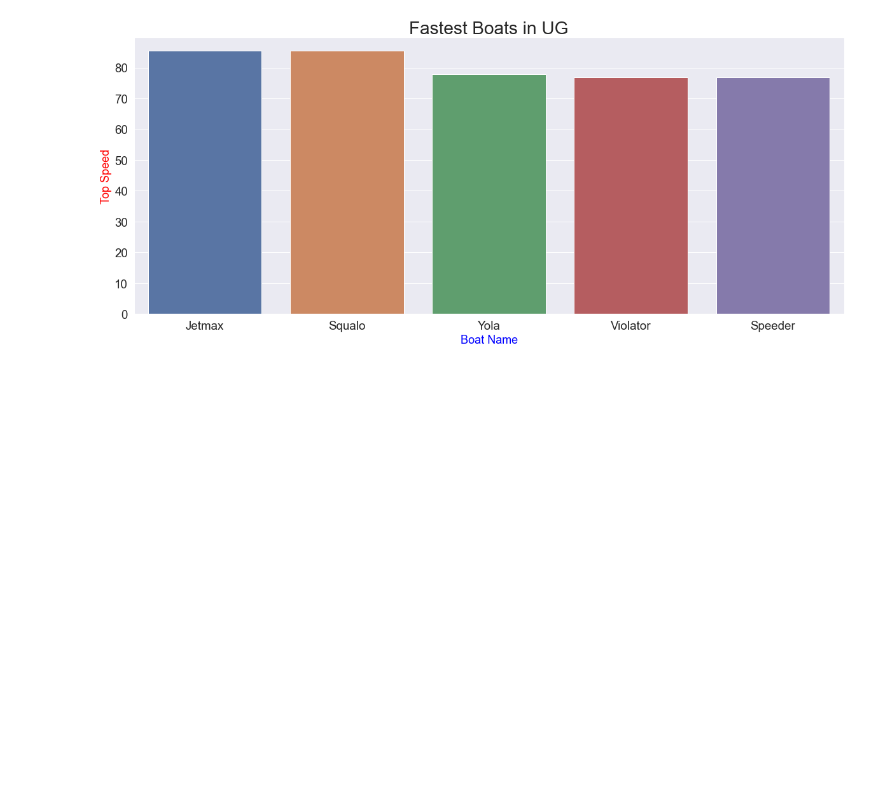
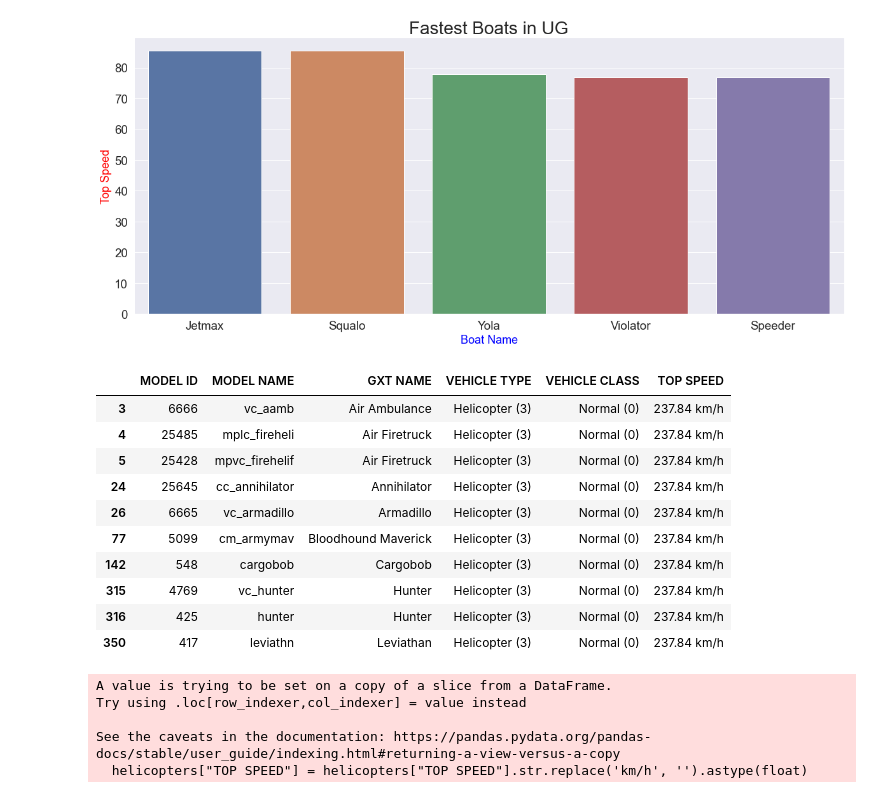
Before and after one commit to RzDat/ug-database, a Jupyter notebook: analytics/top-speed.ipynb, the cells around one changed output. Saved outputs shown, nothing was run; the diff lists cells and outputs as text; code cells hidden in the pictures; blank space fills up the shorter version.

```diff
--- a/analytics/top-speed.ipynb
+++ b/analytics/top-speed.ipynb
@@ -283,3 +309,27 @@ plt.ylabel("Top Speed", fontsize = 18, color = "red")
 plt.show()
 # %% [output]
 [figure]
+# %%
+helicopters = vehicles.query("`VEHICLE TYPE` == 'Helicopter (3)'")
+# %%
+helicopters.head(10)
+# %% [output]
+|  | MODEL ID | MODEL NAME | GXT NAME | VEHICLE TYPE | VEHICLE CLASS | TOP SPEED |
+| 3 | 6666 | vc_aamb | Air Ambulance | Helicopter (3) | Normal (0) | 237.84 km/h |
+| 4 | 25485 | mplc_fireheli | Air Firetruck | Helicopter (3) | Normal (0) | 237.84 km/h |
+| 5 | 25428 | mpvc_firehelif | Air Firetruck | Helicopter (3) | Normal (0) | 237.84 km/h |
+| 24 | 25645 | cc_annihilator | Annihilator | Helicopter (3) | Normal (0) | 237.84 km/h |
+| 26 | 6665 | vc_armadillo | Armadillo | Helicopter (3) | Normal (0) | 237.84 km/h |
+| 77 | 5099 | cm_armymav | Bloodhound Maverick | Helicopter (3) | Normal (0) | 237.84 km/h |
+| 142 | 548 | cargobob | Cargobob | Helicopter (3) | Normal (0) | 237.84 km/h |
+| 315 | 4769 | vc_hunter | Hunter | Helicopter (3) | Normal (0) | 237.84 km/h |
+| 316 | 425 | hunter | Hunter | Helicopter (3) | Normal (0) | 237.84 km/h |
+| 350 | 417 | leviathn | Leviathan | Helicopter (3) | Normal (0) | 237.84 km/h |
+# %%
+helicopters["TOP SPEED"] = helicopters["TOP SPEED"].str.replace('km/h', '').astype(float)
+# %% [output]
+A value is trying to be set on a copy of a slice from a DataFrame.
+Try using .loc[row_indexer,col_indexer] = value instead
+
+See the caveats in the documentation: https://pandas.pydata.org/pandas-docs/stable/user_guide/indexing.html#returning-a-view-versus-a-copy
+  helicopters["TOP SPEED"] = helicopters["TOP SPEED"].str.replace('km/h', '').astype(float)
```
Also changed, not shown: parts of 8 cells of this notebook.
